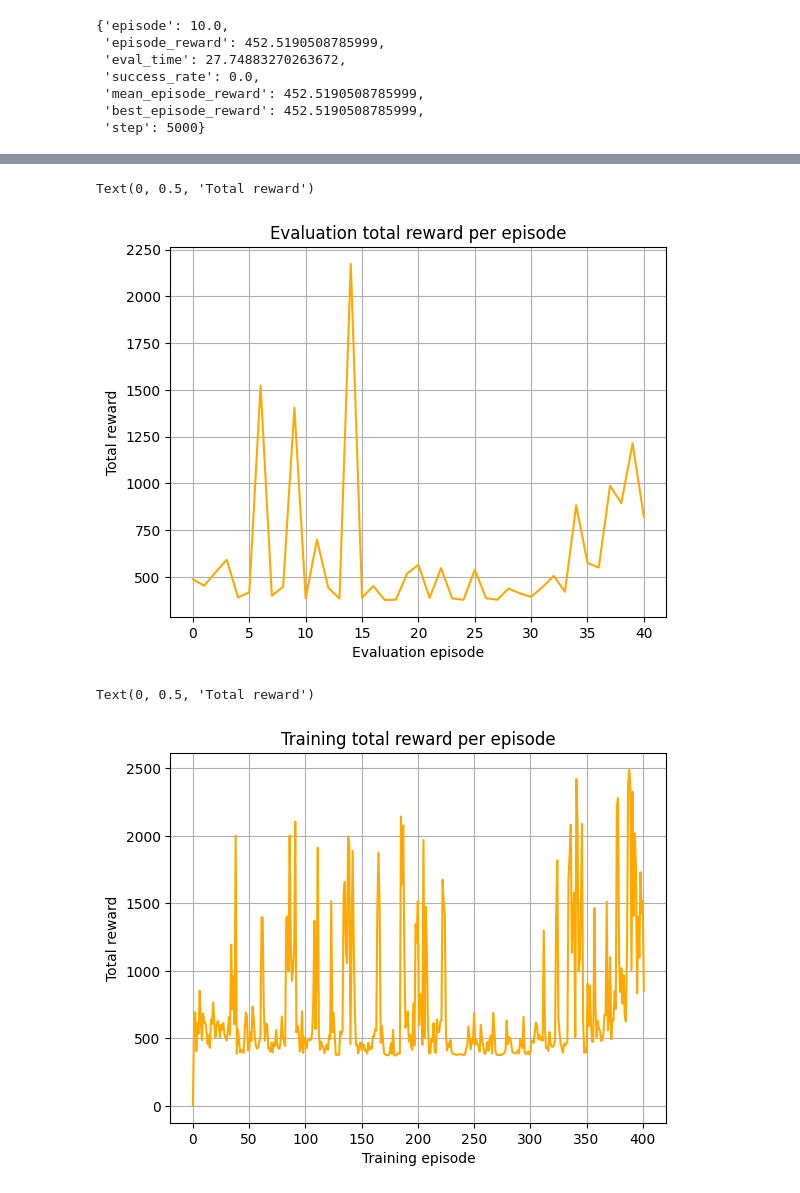
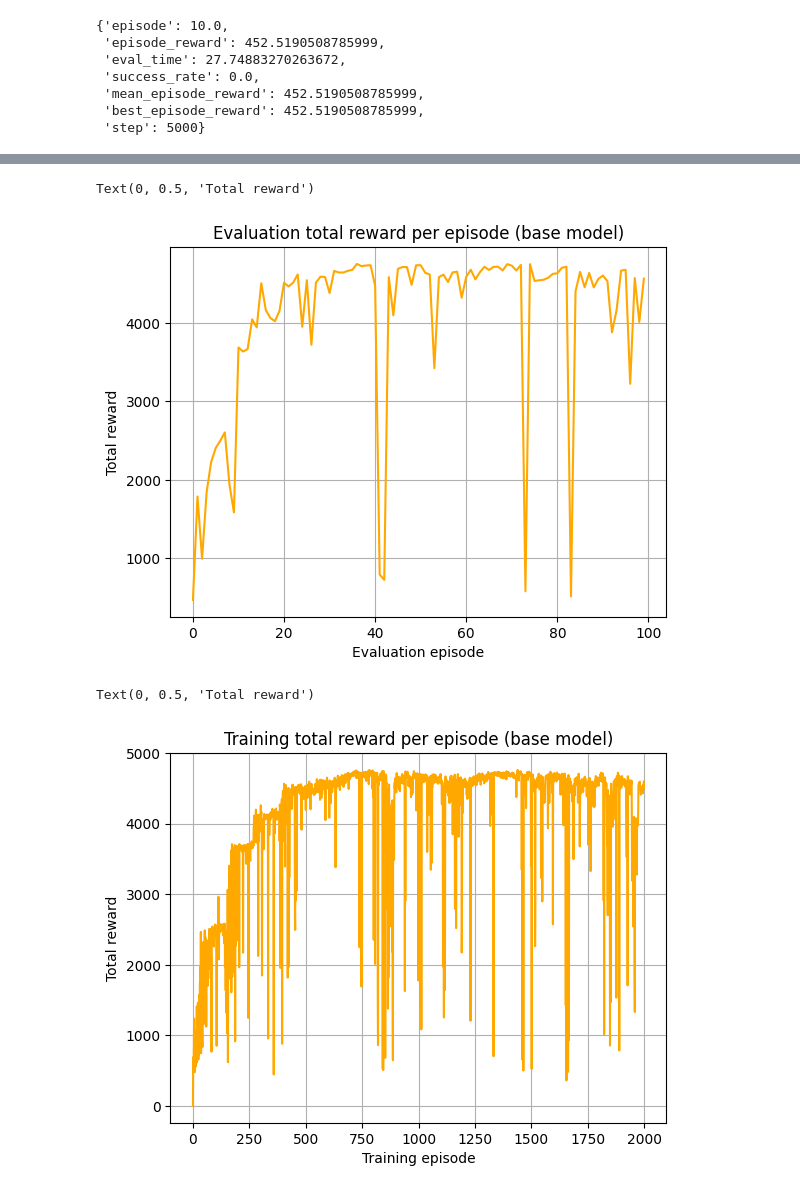
Before and after one commit to KutayDemiray/CS559, a Jupyter notebook: snerl/results.ipynb, the cells around one changed output, grey strips where cells are left out. Saved outputs shown, nothing was run; the diff lists cells and outputs as text; code cells hidden in the pictures.

Commit message:
result plot notebook

```diff
--- a/snerl/results.ipynb
+++ b/snerl/results.ipynb
@@ -4,7 +4,7 @@ import json
 # %%
 train_log = {}
 
-with open("../exp_local/drawer-open-v2-2023-12-03_12-02-08-im128-b128-s1-nerf-multicam_cont-False-framestack-2-multiview-3-sparseReward-False-snerl-None/train.log", "r") as file:
+with open("../exp_local/drawer-open-v2-2023-12-08_17-20-59-im128-b128-s1-nerf-multicam_cont-False-framestack-2-multiview-3-sparseReward-False-snerl-None/train.log", "r") as file:
     lines = file.readlines()
 
     for line in lines:
@@ -16,7 +16,7 @@ with open("../exp_local/drawer-open-v2-2023-12-03_12-02-08-im128-b128-s1-nerf-mu
 
 eval_log = {}
 
-with open("../exp_local/drawer-open-v2-2023-12-03_12-02-08-im128-b128-s1-nerf-multicam_cont-False-framestack-2-multiview-3-sparseReward-False-snerl-None/eval.log", "r") as file:
+with open("../exp_local/drawer-open-v2-2023-12-08_17-20-59-im128-b128-s1-nerf-multicam_cont-False-framestack-2-multiview-3-sparseReward-False-snerl-None/eval.log", "r") as file:
     lines = file.readlines()
 
     for line in lines:
@@ -69,20 +69,20 @@ Text(0, 0.5, 'Loss')
 eval_rewards = [log["mean_episode_reward"] for log in eval_log.values()]
 plt.plot(eval_rewards, color=color)
 plt.grid()
-plt.title("Evaluation total reward per episode")
+plt.title("Evaluation total reward per episode (base model)")
 plt.xlabel("Evaluation episode")
 plt.ylabel("Total reward")
 # %% [output]
 Text(0, 0.5, 'Total reward')
-[figure, old version]
+[figure, new version]
 # %%
 train_rewards = [log["episode_reward"] for log in train_log.values()]
 
 plt.plot(train_rewards, color=color)
 plt.grid()
-plt.title("Training total reward per episode")
+plt.title("Training total reward per episode (base model)")
 plt.xlabel("Training episode")
 plt.ylabel("Total reward")
 # %% [output]
 Text(0, 0.5, 'Total reward')
-[figure, old version]
+[figure, new version]
```
Also changed, not shown: parts of 2 cells of this notebook.
